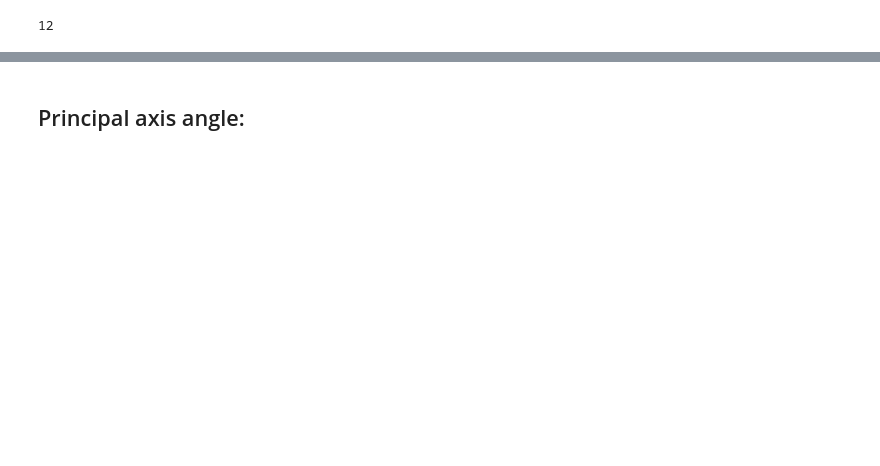
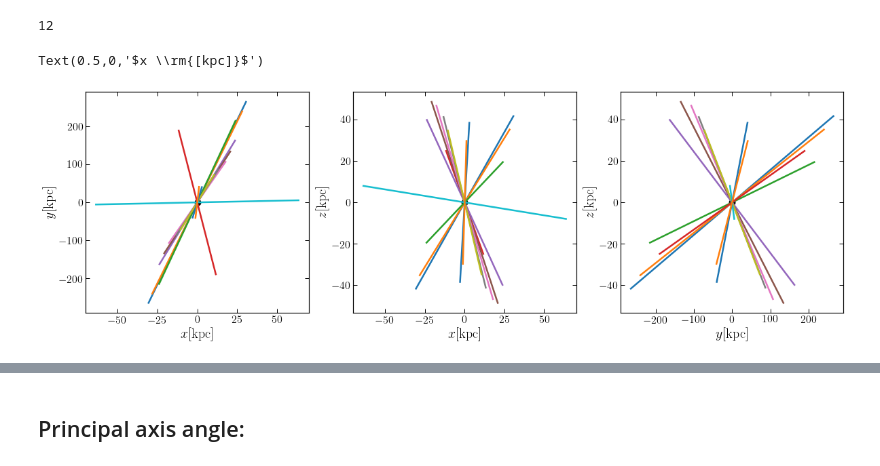
Before and after one commit to jngaravitoc/MW-LMC-SCF, a Jupyter notebook: code/halo_shape/BFE_density_ellipse_fit.ipynb, the cells around one changed output, grey strips where cells are left out. Cells and saved outputs as stored; diff of their text form; code cells hidden in the pictures; blank space fills up the shorter version.

```diff
--- a/code/halo_shape/BFE_density_ellipse_fit.ipynb
+++ b/code/halo_shape/BFE_density_ellipse_fit.ipynb
@@ -203,6 +208,41 @@ for i in range(n_contours):
 len(data_2d_all)
 # %% [output]
 12
+# %%
+#colors = ['C0', 'C1', 'C2']
+fig, ax = plt.subplots(1, 3, figsize=(20,6))
+
+j=0
+for i in range(0,n_contours):
+    ax[0].plot([-x_pa[i],x_pa[i]], [-y_pa[i], y_pa[i]], lw=2.5)
+    j+=1
+j=0
+for i in range(0,n_contours):
+    ax[1].plot([-x_pa[i],x_pa[i]], [-z_pa[i],z_pa[i]], lw=2.5)
+    j+=1
+j=0
+for i in range(0,n_contours):
+    ax[2].plot([-y_pa[i],y_pa[i]], [-z_pa[i],z_pa[i]], lw=2.5)
+    j+=1
+
+
+ax[0].scatter(0, 0, marker='o', s=80, c='k')
+ax[2].scatter(0, 0, marker='o', s=80, c='k')
+ax[1].scatter(0, 0, marker='o', s=80, c='k')
+
+ax[2].set_xlabel(r'$y \rm{[kpc]}$')
+ax[2].set_ylabel(r'$z \rm{[kpc]}$')
+
+
+ax[1].set_xlabel(r'$x \rm{[kpc]}$')
+ax[1].set_ylabel(r'$z \rm{[kpc]}$')
+
+
+ax[0].set_ylabel(r'$y \rm{[kpc]}$')
+ax[0].set_xlabel(r'$x \rm{[kpc]}$')
+# %% [output]
+Text(0.5,0,'$x \\rm{[kpc]}$')
+[figure, added]
 # %%
 col = plt.cm.plasma_r(np.linspace(0, 1, n_contours))
 # %%
```
Also changed, not shown: parts of 75 cells of this notebook.
